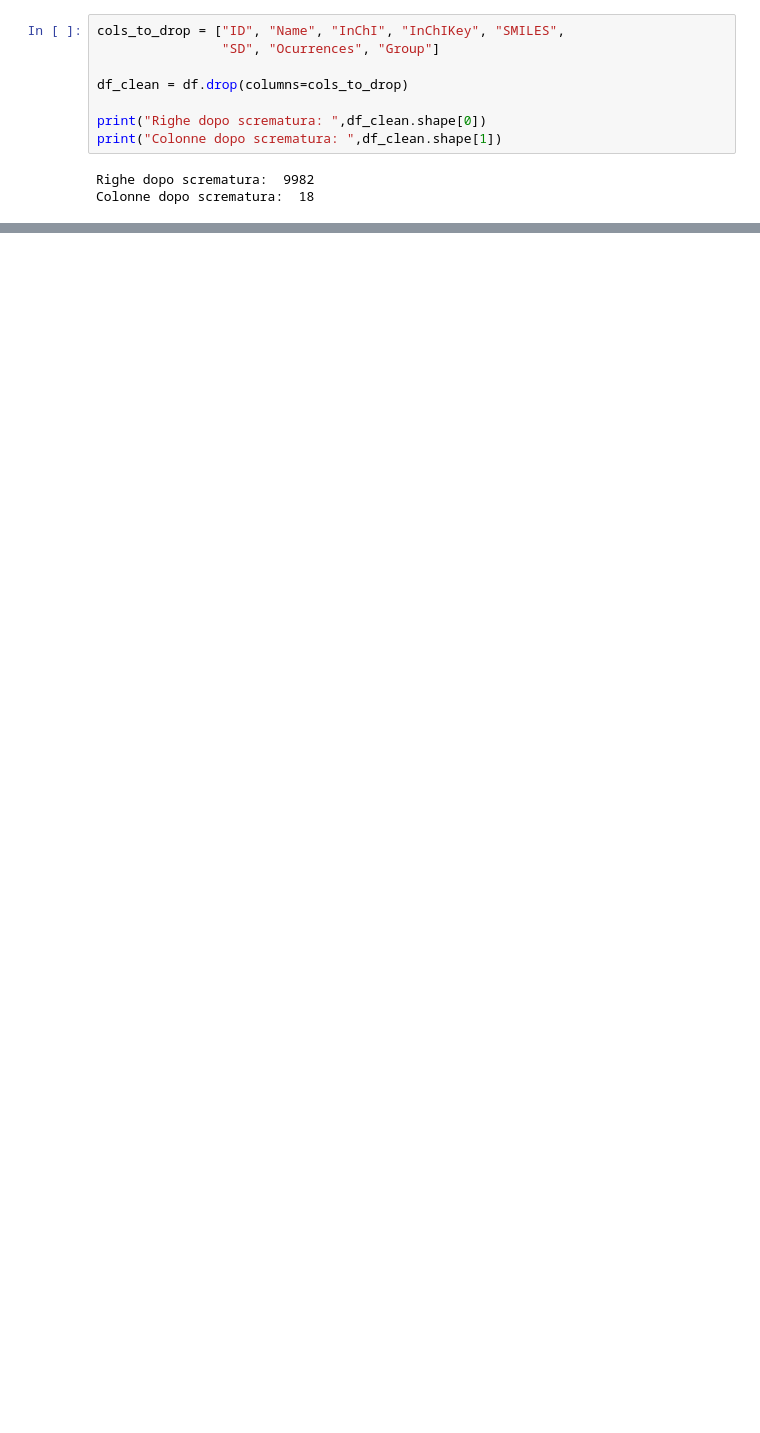
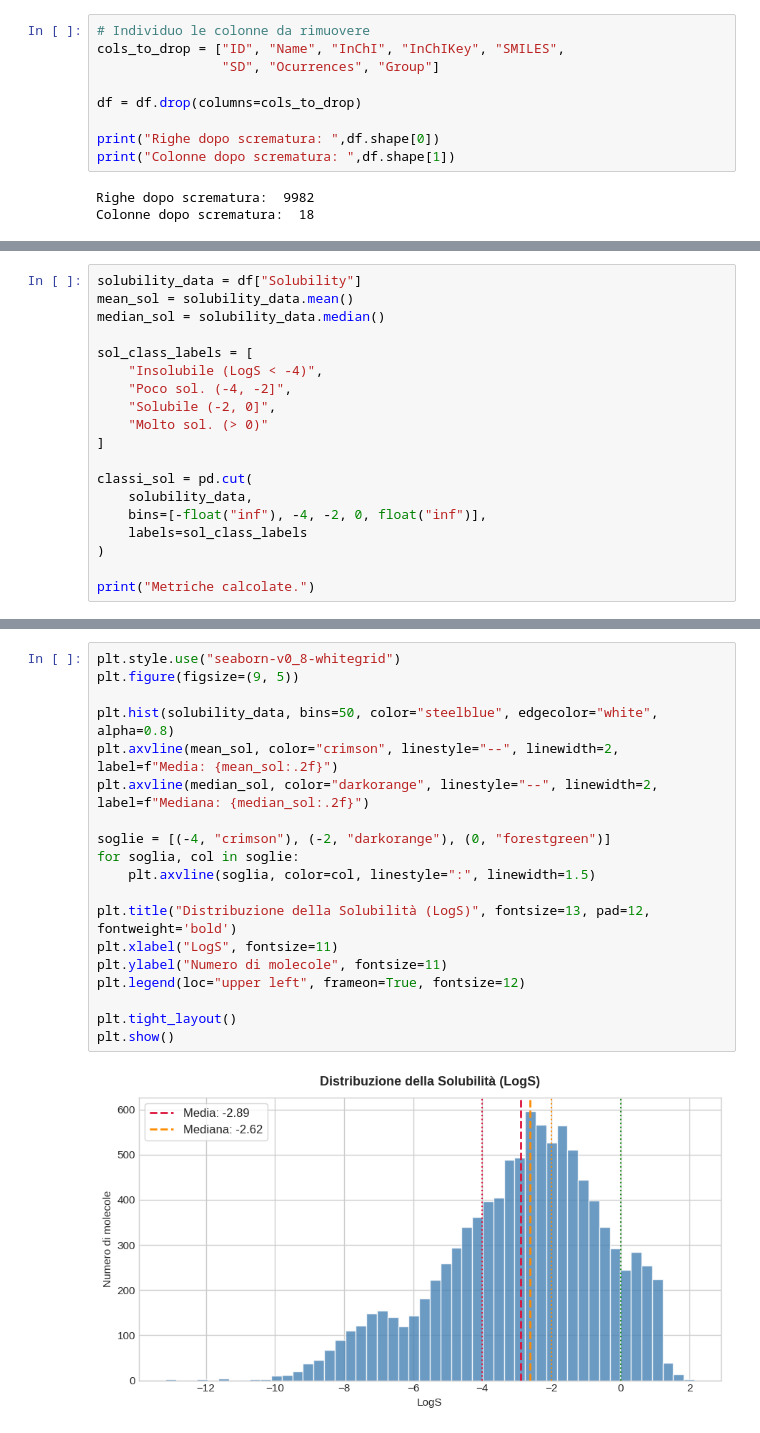
Before and after one commit to elettra-ven/DIA-Ventura-SolAq, a Jupyter notebook: SolAq_DIA_Ventura.ipynb, the cells around one changed output, grey strips where cells are left out. Cells and saved outputs as stored; diff of their text form; blank space fills up the shorter version.

```diff
--- a/SolAq_DIA_Ventura.ipynb
+++ b/SolAq_DIA_Ventura.ipynb
@@ -83,13 +111,14 @@ Rimuoviamo le colonne che non contengono informazioni predittive ("meta-dati" e
 - `Occurrences`: numero di occorrenze di un composto
 - `Group`: etichetta meta-dato per l'affidabilità
 # %%
+# Individuo le colonne da rimuovere
 cols_to_drop = ["ID", "Name", "InChI", "InChIKey", "SMILES",
                 "SD", "Ocurrences", "Group"]
 
-df_clean = df.drop(columns=cols_to_drop)
+df = df.drop(columns=cols_to_drop)
 
-print("Righe dopo scrematura: ",df_clean.shape[0])
-print("Colonne dopo scrematura: ",df_clean.shape[1])
+print("Righe dopo scrematura: ",df.shape[0])
+print("Colonne dopo scrematura: ",df.shape[1])
 # %% [output]
 Righe dopo scrematura:  9982
 Colonne dopo scrematura:  18
@@ -104,0 +221,19 @@ Colonne dopo scrematura:  18
+# %%
+solubility_data = df["Solubility"]
+mean_sol = solubility_data.mean()
+median_sol = solubility_data.median()
+
+sol_class_labels = [
+    "Insolubile (LogS < -4)",
+    "Poco sol. (-4, -2]",
+    "Solubile (-2, 0]",
+    "Molto sol. (> 0)"
+]
+
+classi_sol = pd.cut(
+    solubility_data,
+    bins=[-float("inf"), -4, -2, 0, float("inf")],
+    labels=sol_class_labels
+)
+
+print("Metriche calcolate.")
@@ -104,0 +268,21 @@ Colonne dopo scrematura:  18
+# %%
+plt.style.use("seaborn-v0_8-whitegrid")
+plt.figure(figsize=(9, 5))
+
+plt.hist(solubility_data, bins=50, color="steelblue", edgecolor="white", alpha=0.8)
+plt.axvline(mean_sol, color="crimson", linestyle="--", linewidth=2, label=f"Media: {mean_sol:.2f}")
+plt.axvline(median_sol, color="darkorange", linestyle="--", linewidth=2, label=f"Mediana: {median_sol:.2f}")
+
+soglie = [(-4, "crimson"), (-2, "darkorange"), (0, "forestgreen")]
+for soglia, col in soglie:
+    plt.axvline(soglia, color=col, linestyle=":", linewidth=1.5)
+
+plt.title("Distribuzione della Solubilità (LogS)", fontsize=13, pad=12, fontweight='bold')
+plt.xlabel("LogS", fontsize=11)
+plt.ylabel("Numero di molecole", fontsize=11)
+plt.legend(loc="upper left", frameon=True, fontsize=12)
+
+plt.tight_layout()
+plt.show()
+# %% [output]
+[figure, added]
```
Also changed, not shown: parts of 46 cells of this notebook.
